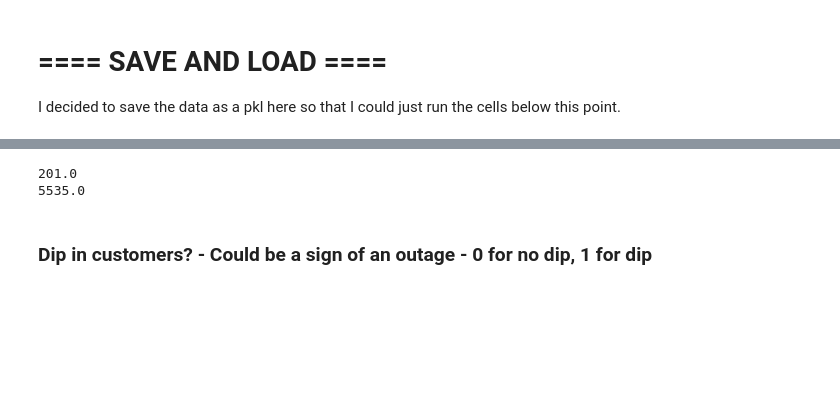
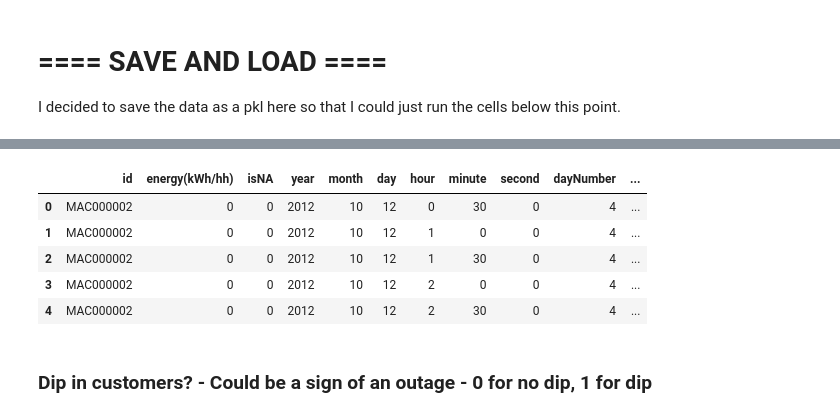
Before and after one commit to brepowell/EnergyConsumption, a Jupyter notebook: LondonDataFeatureEngineering.ipynb, the cells around one changed output, grey strips where cells are left out. Cells and saved outputs as stored; diff of their text form; code cells hidden in the pictures; blank space fills up the shorter version.

```diff
--- a/LondonDataFeatureEngineering.ipynb
+++ b/LondonDataFeatureEngineering.ipynb
@@ -248,9 +246,12 @@ MemoryError:
-# %%
-print(londonData['CServed'].min())
-print(londonData['CServed'].max())
-# %% [output]
-201.0
-5535.0
+# %%
+londonData.head()
+# %% [output]
+|  | id | energy(kWh/hh) | isNA | year | month | day | hour | minute | second | dayNumber | ... |
+| 0 | MAC000002 | 0 | 0 | 2012 | 10 | 12 | 0 | 30 | 0 | 4 | ... |
+| 1 | MAC000002 | 0 | 0 | 2012 | 10 | 12 | 1 | 0 | 0 | 4 | ... |
+| 2 | MAC000002 | 0 | 0 | 2012 | 10 | 12 | 1 | 30 | 0 | 4 | ... |
+| 3 | MAC000002 | 0 | 0 | 2012 | 10 | 12 | 2 | 0 | 0 | 4 | ... |
+| 4 | MAC000002 | 0 | 0 | 2012 | 10 | 12 | 2 | 30 | 0 | 4 | ... |
 # %% [markdown]
 ### Dip in customers? - Could be a sign of an outage - 0 for no dip, 1 for dip
 # %% [markdown]
```
Also changed, not shown: parts of 4 cells of this notebook.
